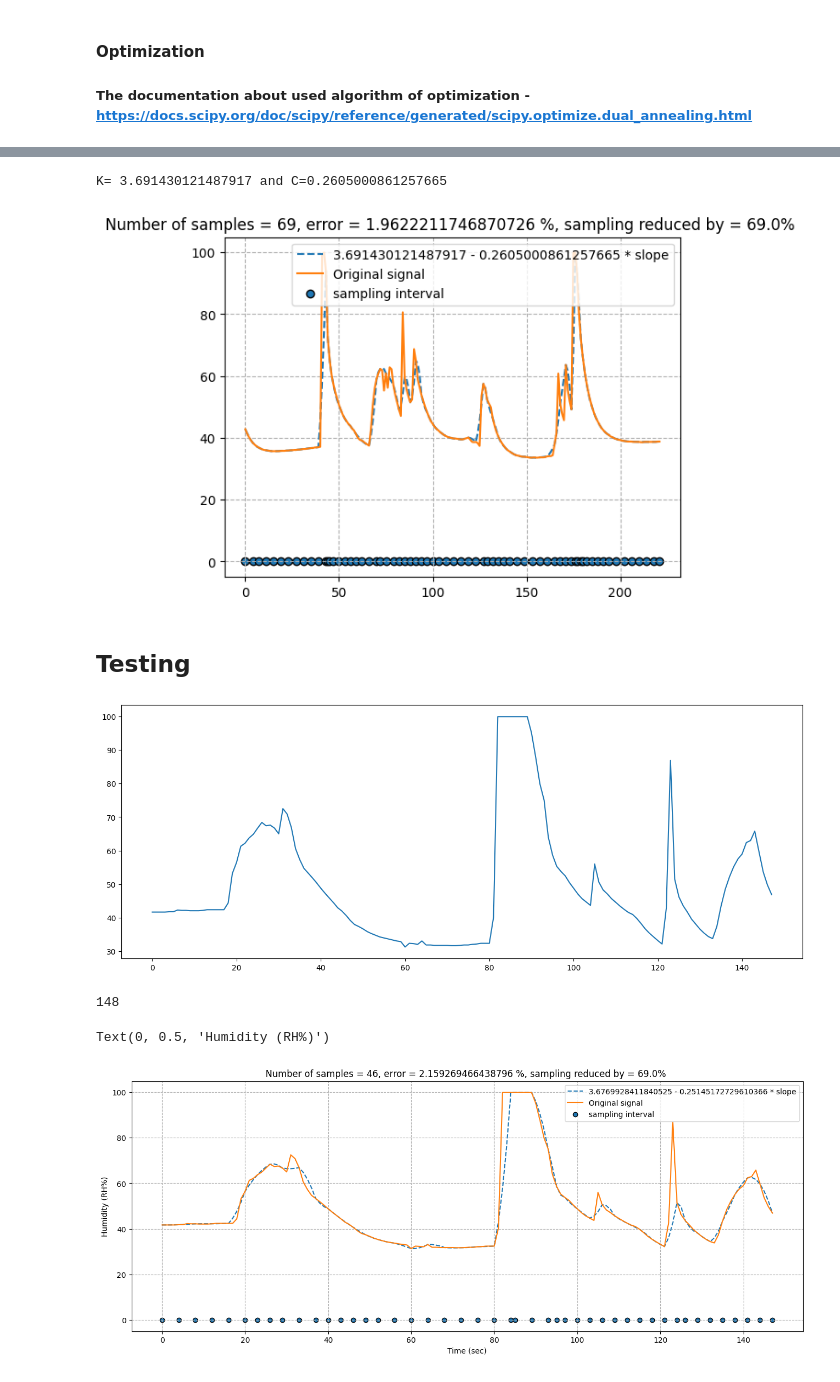
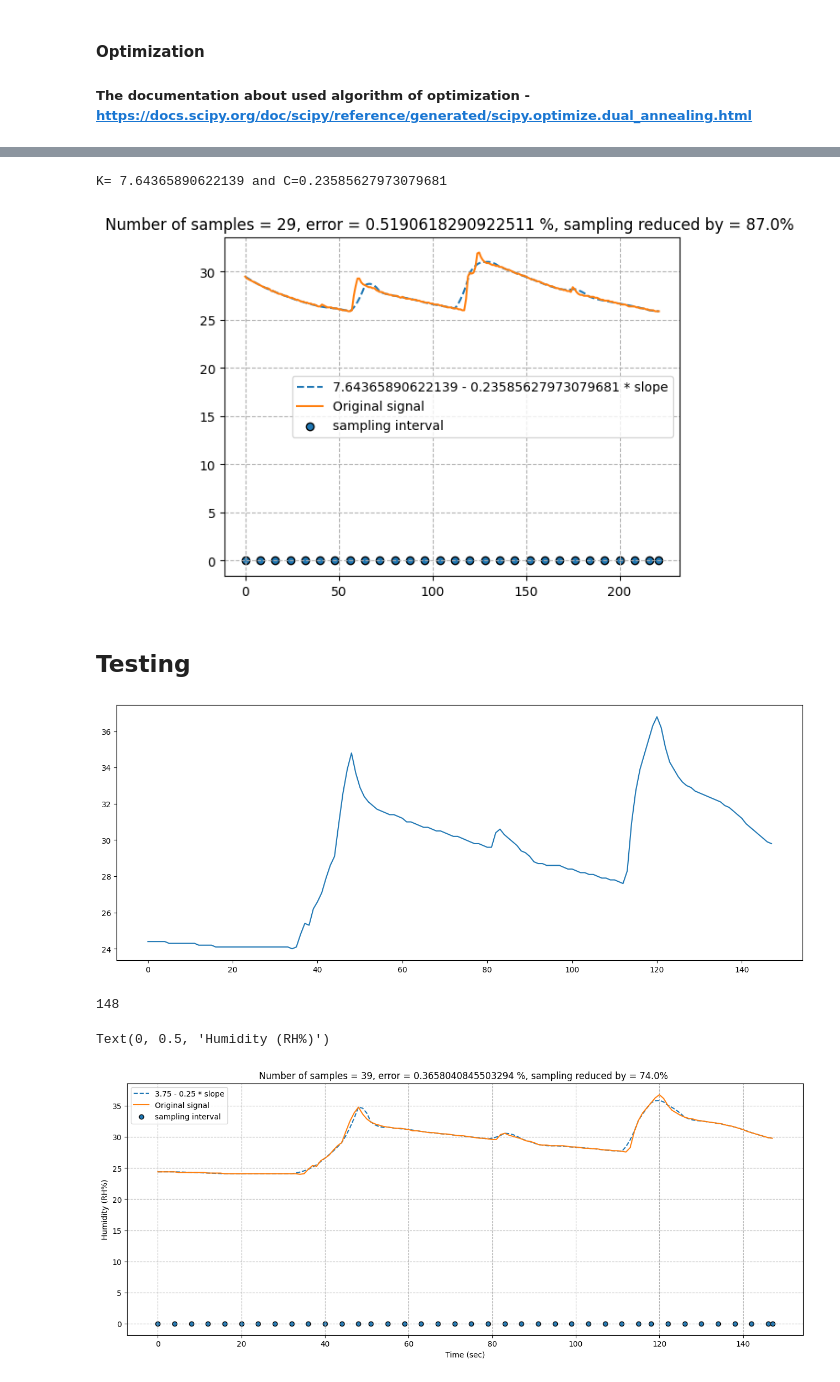
Before and after one commit to Hatemgab/DSRA-PMLO, a Jupyter notebook: notebooks/DSRA-PMLO-Manual.ipynb, the cells around one changed output, grey strips where cells are left out. Saved outputs shown, nothing was run; the diff lists cells and outputs as text; code cells hidden in the pictures.

```diff
--- a/notebooks/DSRA-PMLO-Manual.ipynb
+++ b/notebooks/DSRA-PMLO-Manual.ipynb
@@ -14,18 +14,18 @@ import os
 #### Parametrs
 # %%
 
-SENSOR_DATA_TOTAL = 'humi'  # 'humi' or 'temp'
+SENSOR_DATA_TOTAL = 'temp'  # 'humi' or 'temp'
 SIMILARITY_METHOD = 'MAAPE'  # 'correlation', 'MSE'  .. ........  To test both and find references
 INTERPOLATION_METHOD = 'quadratic'  # 'linear', 'quadratic'   ........... is it better to be linear or qudaratic?
-SIMILARITY_THRESHOLD = 2            #...............######################## I have to motivate this value or find it in statistic "significant"
+SIMILARITY_THRESHOLD = 0.5            #...............######################## I have to motivate this value or find it in statistic "significant"
 
 file_list = [f for f in os.listdir('../data') if f.endswith(('.txt', '.csv'))]
 # %% [markdown]
 #### Import dataset
 # %%
-SENSOR_DATA_PD = pd.read_csv(f"../data/HumiAndTemp12mins.txt", sep='\s+', engine='python')
+SENSOR_DATA_PD = pd.read_csv(f"../data/motor_no_load_test3.txt", sep='\s+', engine='python')
 print(len(SENSOR_DATA_PD))
-SENSOR_DATA_PD.head()
+SENSOR_DATA_PD.head(10)
 # %% [output]
 371
 |  | Humi | Temp |
@@ -37,19 +42,19 @@ SENSOR_DATA_PD.head()
 # %%
 
 
+if SENSOR_DATA_TOTAL == 'humi':
+    SENSOR_DATA_TOTAL = np.array(SENSOR_DATA_PD.Humi)
+
 if SENSOR_DATA_TOTAL == 'temp':
-    SENSOR_DATA_TOTAL = np.array(SENSOR_DATA_PD.Temp)
-
-if SENSOR_DATA_TOTAL == 'humi':
-    SENSOR_DATA_TOTAL =np.array(SENSOR_DATA_PD.Humi)
+    SENSOR_DATA_TOTAL =np.array(SENSOR_DATA_PD.Temp)
 
 plt.plot(SENSOR_DATA_TOTAL)
 plt.show()
 print('length of data total (training + testing) = ',len(SENSOR_DATA_TOTAL))
 
-
-SENSOR_DATA= SENSOR_DATA_TOTAL[149:]
-#SENSOR_DATA = SENSOR_DATA_TOTAL[:round(len(SENSOR_DATA_TOTAL)*0.4)]
+# Skip the first 40%
+split_idx = round(len(SENSOR_DATA_TOTAL)*0.4)
+SENSOR_DATA = SENSOR_DATA_TOTAL[split_idx:] # start from 40% to the end for training
 
 plt.plot(SENSOR_DATA)
 plt.show()
@@ -253,8 +258,8 @@ K, C = resdual.x
 PLOT(SENSOR_DATA, K, C)
 print(f'K= {K} and C={C}')
 # %% [output]
-K= 3.691430121487917 and C=0.2605000861257665
+K= 7.64365890622139 and C=0.23585627973079681
-[figure, old version]
+[figure, new version]
 # %% [markdown]
 ## Testing
 # %%
@@ -265,21 +270,23 @@ plt.plot(SENSOR_DATA)
 plt.show()
 len(SENSOR_DATA)
 # %% [output]
-[figure, old version]
+[figure, new version]
 148
 # %%
 #the sameas the above plot but with x and y axis naming (time and humidity)
+K= 3.75
+C= 0.25
 
-K= 3.6769928411840525
-C=0.25145172729610366
+#K, C = resdual.x
 
+# First 40% for testing
+# SENSOR_DATA = SENSOR_DATA_TOTAL[:round(len(SENSOR_DATA_TOTAL)*0.4)]
 
-SENSOR_DATA = SENSOR_DATA_TOTAL[:round(len(SENSOR_DATA_TOTAL)*0.4)]
+test_results = measure((K, C), SENSOR_DATA, INTERPOLATION_METHOD, SIMILARITY_METHOD, SIMILARITY_THRESHOLD)
 plt.figure(figsize = (16, 6))
 PLOT(SENSOR_DATA, K, C)
-
 plt.xlabel('Time (sec)')
 plt.ylabel('Humidity (RH%)')
 # %% [output]
 Text(0, 0.5, 'Humidity (RH%)')
-[figure, old version]
+[figure, new version]
```
Also changed, not shown: parts of 6 cells of this notebook, 11 other files.
